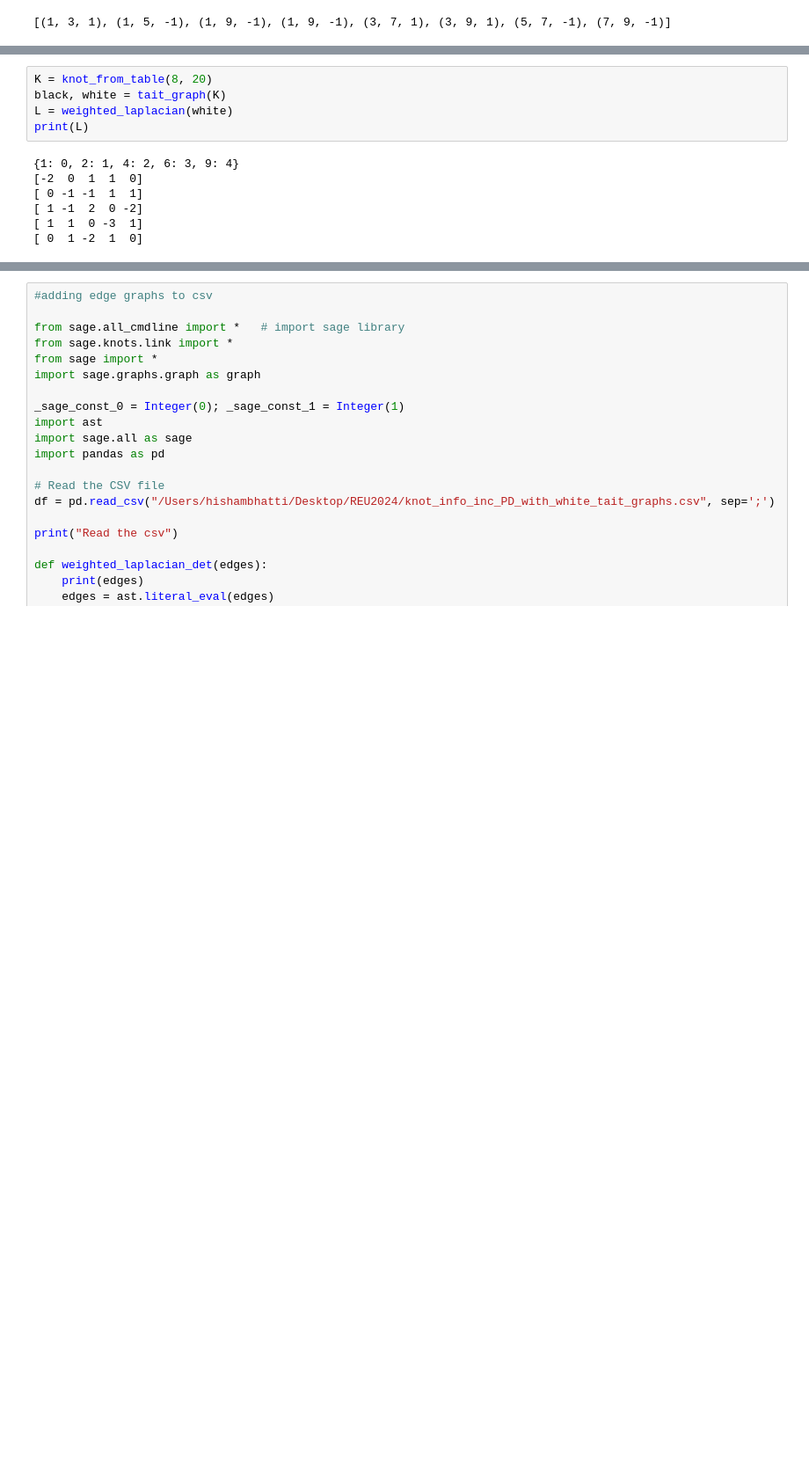
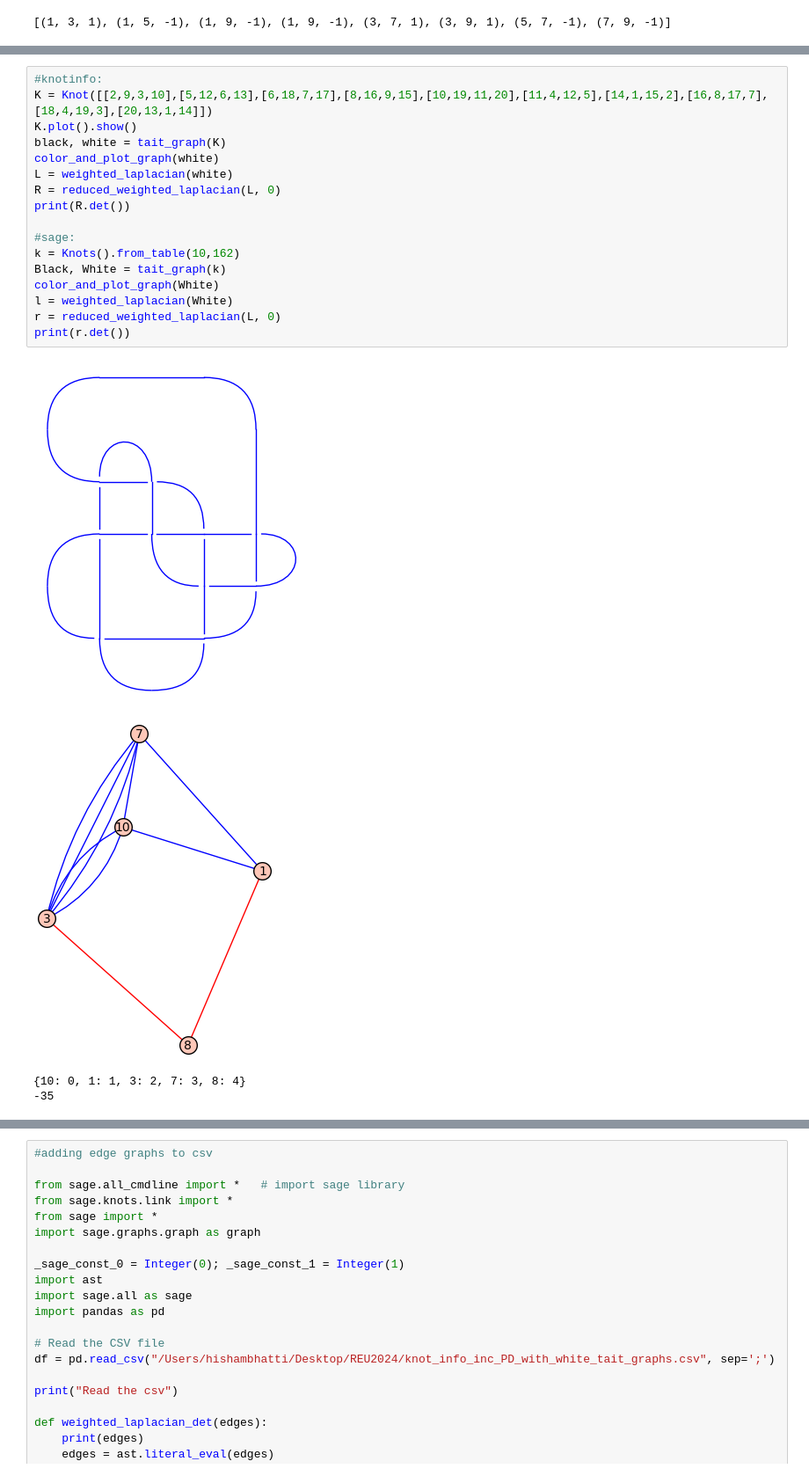
Before and after one commit to sadboyneedcodes/REU2024, a Jupyter notebook: late_night.ipynb, the cells around one changed output, grey strips where cells are left out. Shown at 88% size. Saved outputs shown, nothing was run; the diff lists cells and outputs as text; blank space fills up the shorter version.

```diff
--- a/late_night.ipynb
+++ b/late_night.ipynb
@@ -341,12 +344,22 @@ print(R.det())
-# %%
-K = knot_from_table(8, 20)
-black, white = tait_graph(K)
-L = weighted_laplacian(white)
-print(L)
-# %% [output]
-{1: 0, 2: 1, 4: 2, 6: 3, 9: 4}
-[-2  0  1  1  0]
-[ 0 -1 -1  1  1]
-[ 1 -1  2  0 -2]
-[ 1  1  0 -3  1]
-[ 0  1 -2  1  0]
+# %%
+#knotinfo:
+K = Knot([[2,9,3,10],[5,12,6,13],[6,18,7,17],[8,16,9,15],[10,19,11,20],[11,4,12,5],[14,1,15,2],[16,8,17,7],[18,4,19,3],[20,13,1,14]])
+K.plot().show()
+black, white = tait_graph(K)
+color_and_plot_graph(white)
+L = weighted_laplacian(white)
+R = reduced_weighted_laplacian(L, 0)
+print(R.det())
+
+#sage:
+k = Knots().from_table(10,162)
+Black, White = tait_graph(k)
+color_and_plot_graph(White)
+l = weighted_laplacian(White)
+r = reduced_weighted_laplacian(L, 0)
+print(r.det())
+# %% [output]
+[figure, added]
+[figure, added]
+{10: 0, 1: 1, 3: 2, 7: 3, 8: 4}
+-35
```
Also changed, not shown: parts of 4 cells of this notebook, 7 other files.
